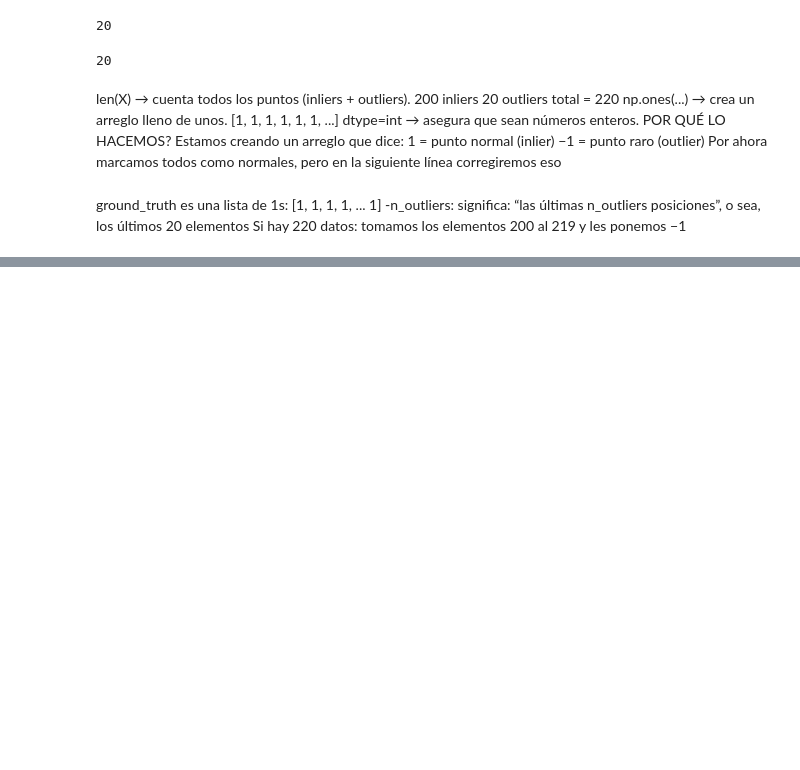
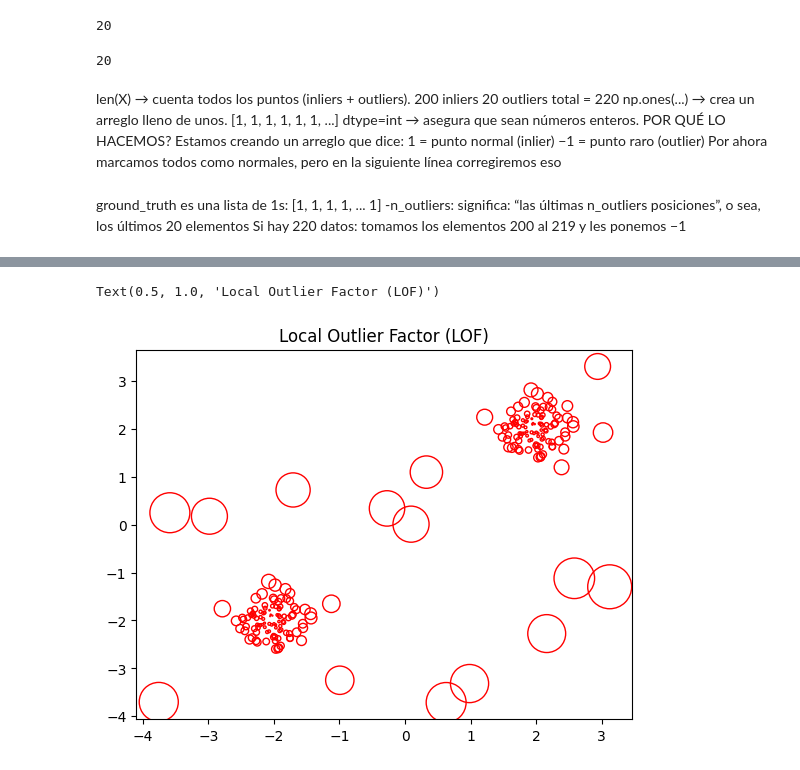
Before and after one commit to jpsilverio1213/evaluaci-n-formativa-2, a Jupyter notebook: Ourliers.ipynb, the cells around one changed output, grey strips where cells are left out. Saved outputs shown, nothing was run; the diff lists cells and outputs as text; code cells hidden in the pictures; blank space fills up the shorter version.

```diff
--- a/Ourliers.ipynb
+++ b/Ourliers.ipynb
@@ -133,0 +155,10 @@ y_pred = clf.fit_predict(X)
+# %%
+sc_circles = plt.scatter(X[:, 0], X[:, 1], s=1000 * radius, edgecolors='r',
+            facecolors='none', label='Outlier scores')
+sc_circles
+
+
+plt.title("Local Outlier Factor (LOF)")
+# %% [output]
+Text(0.5, 1.0, 'Local Outlier Factor (LOF)')
+[figure, added]
```
Also changed, not shown: parts of 10 cells of this notebook.
